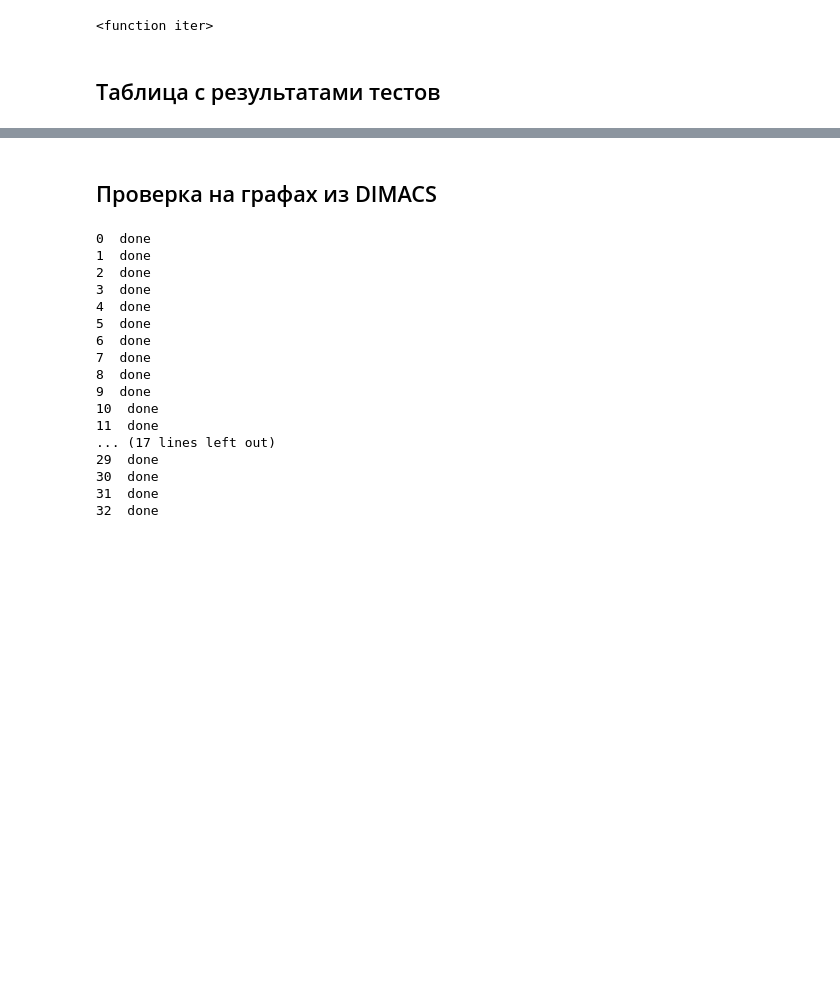
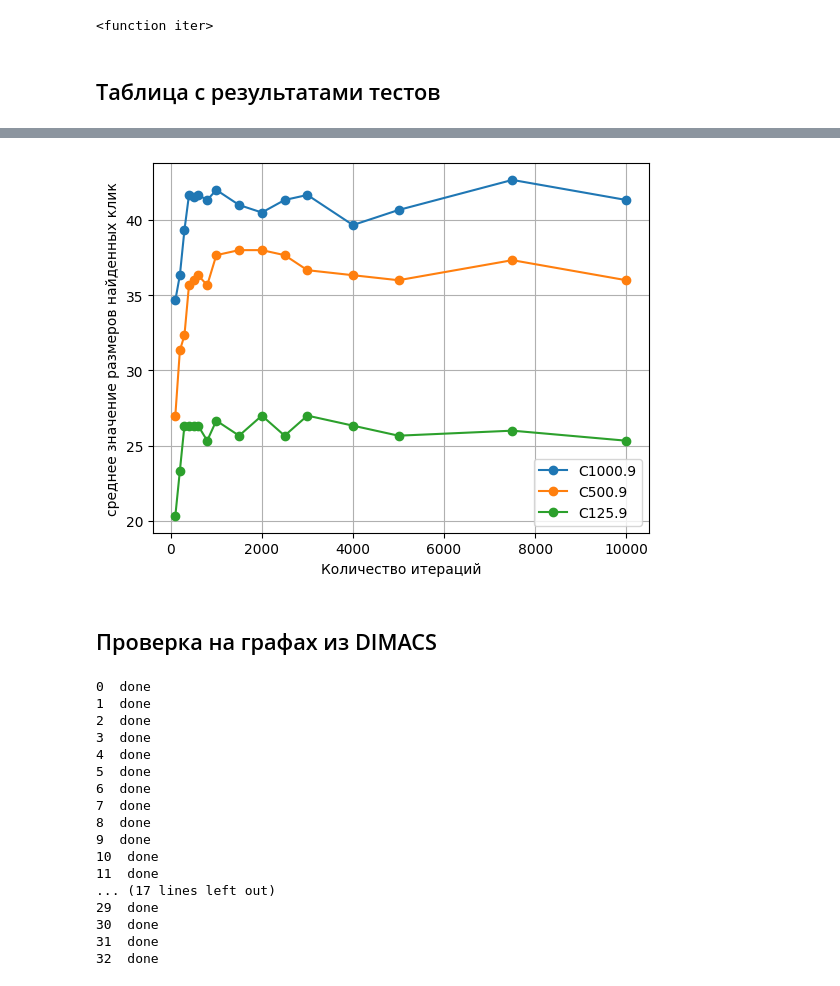
Before and after one commit to LevBugrov/graph_algoritms, a Jupyter notebook: GA.ipynb, the cells around one changed output, grey strips where cells are left out. Cells and saved outputs as stored; diff of their text form; code cells hidden in the pictures; blank space fills up the shorter version.

Commit message:
graphics

```diff
--- a/GA.ipynb
+++ b/GA.ipynb
@@ -249,3 +258,21 @@ df
+# %%
+df_xl = pd.read_excel("data.xlsx", sheet_name='3')
+df_x2 = pd.read_excel("data.xlsx", sheet_name='6')
+df_x3 = pd.read_excel("data.xlsx", sheet_name='9')
+
+plt.plot(df_xl['number of iterations'], df_xl['average score'], marker='o', label="C1000.9")
+plt.plot(df_x2['number of iterations'], df_x2['average score'], marker='o', label="C500.9")
+plt.plot(df_x3['number of iterations'], df_x3['average score'], marker='o', label="C125.9")
+#plt.title('Выручка компании по годам')  # Заголовок графика
+plt.xlabel('Количество итераций')
+
+plt.ylabel('среднее значение размеров найденных клик')
+
+plt.grid(True)
+plt.legend()
+plt.show()
+# %% [output]
+[figure, added]
 # %% [markdown]
 ## Проверка на графах из DIMACS
 # %%
```
Also changed, not shown: parts of 7 cells of this notebook, 2 other files.
